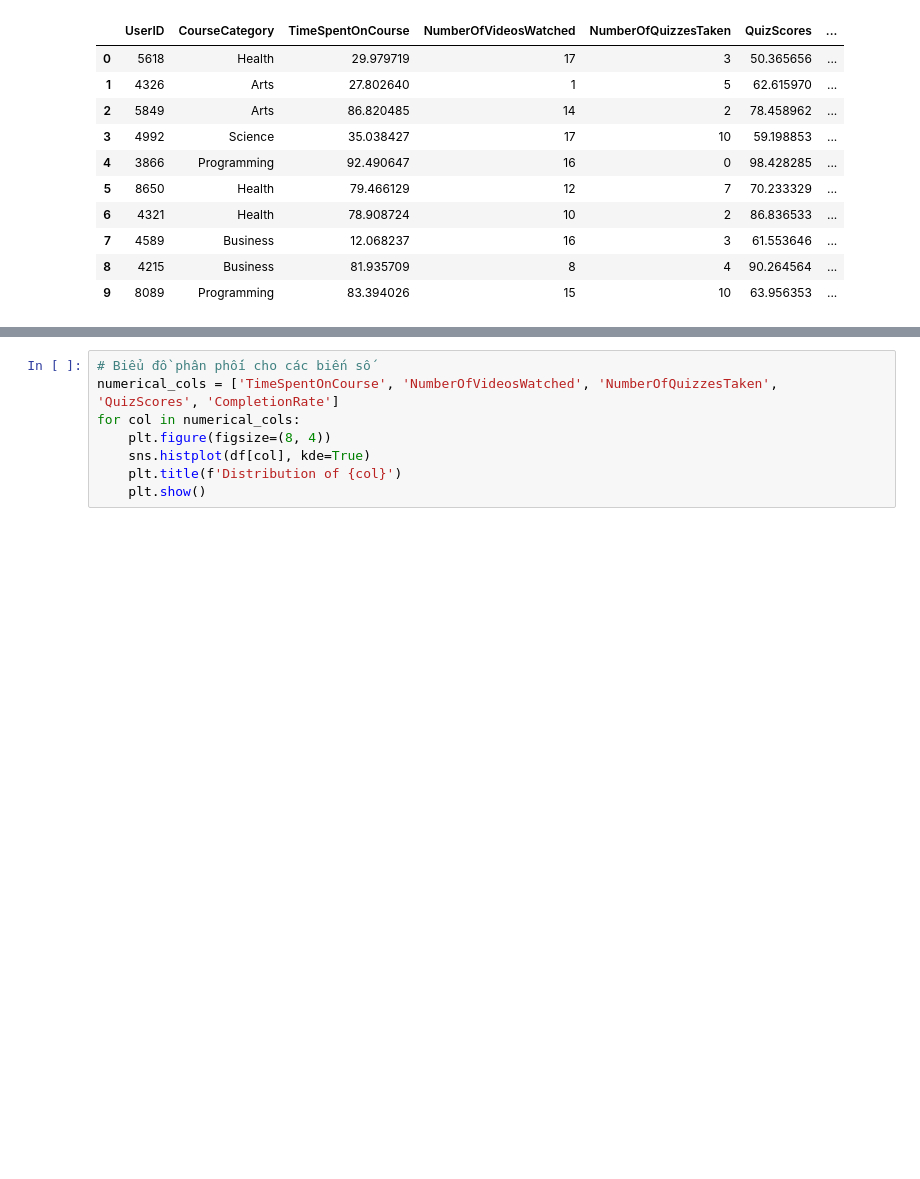
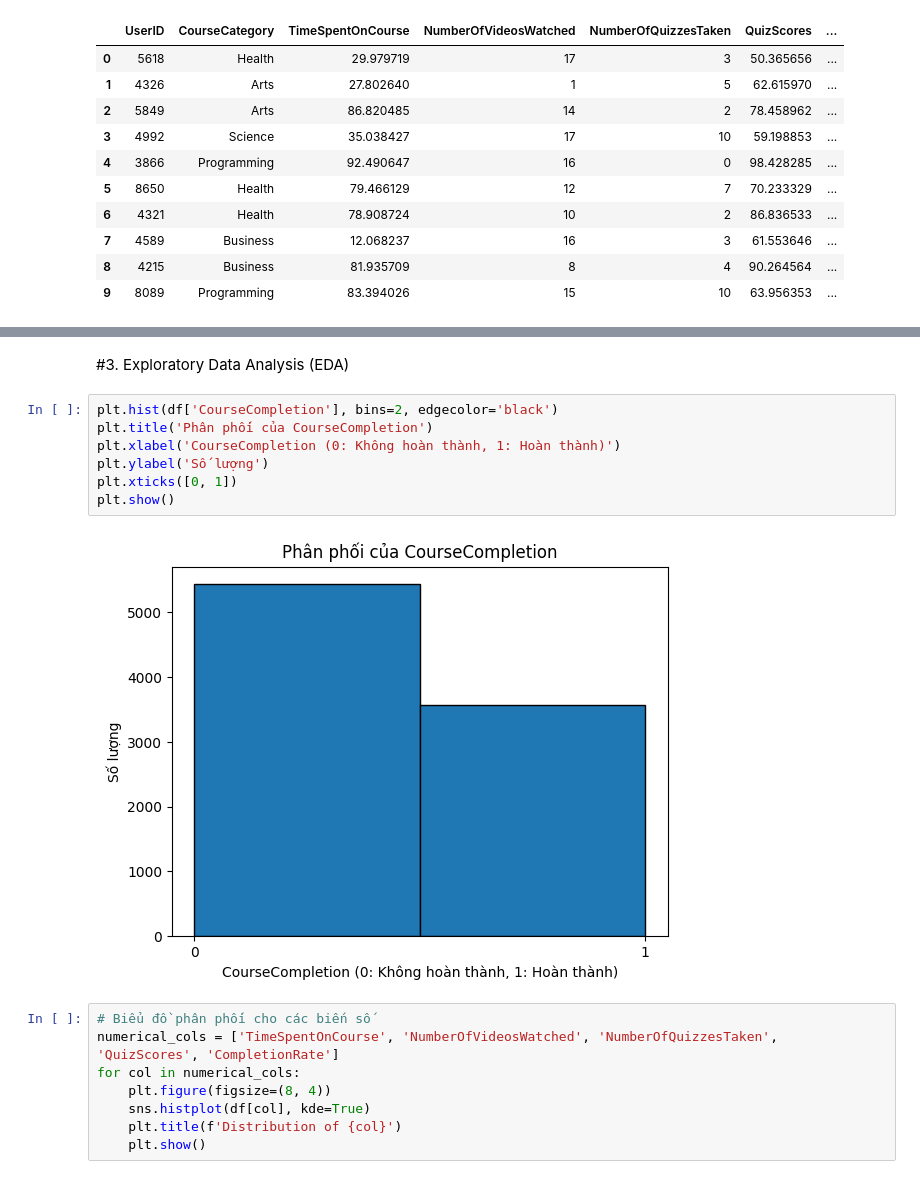
Before and after one commit to Nhattu0102/Final-Project-Proposal, a Jupyter notebook: Project_Proposal_(Final).ipynb, the cells around one changed output, grey strips where cells are left out. Saved outputs shown, nothing was run; the diff lists cells and outputs as text; blank space fills up the shorter version.

```diff
--- a/Project_Proposal_(Final).ipynb
+++ b/Project_Proposal_(Final).ipynb
@@ -102,6 +130,17 @@ memory usage: 632.9+ KB
 | 50% | 4483.500000 | 49.000000 | 10.000000 | 5.000000 | 74.000000 | 50.000000 | ... |
 | 75% | 6751.250000 | 75.000000 | 15.000000 | 8.000000 | 87.000000 | 75.000000 | ... |
 | max | 9000.000000 | 99.000000 | 20.000000 | 10.000000 | 99.000000 | 99.000000 | ... |
+# %% [markdown]
+#3. Exploratory Data Analysis (EDA)
+# %%
+plt.hist(df['CourseCompletion'], bins=2, edgecolor='black')
+plt.title('Phân phối của CourseCompletion')
+plt.xlabel('CourseCompletion (0: Không hoàn thành, 1: Hoàn thành)')
+plt.ylabel('Số lượng')
+plt.xticks([0, 1])
+plt.show()
+# %% [output]
+[figure, added]
 # %%
 # Biểu đồ phân phối cho các biến số
 numerical_cols = ['TimeSpentOnCourse', 'NumberOfVideosWatched', 'NumberOfQuizzesTaken', 'QuizScores', 'CompletionRate']
```
Also changed, not shown: parts of 26 cells of this notebook.
